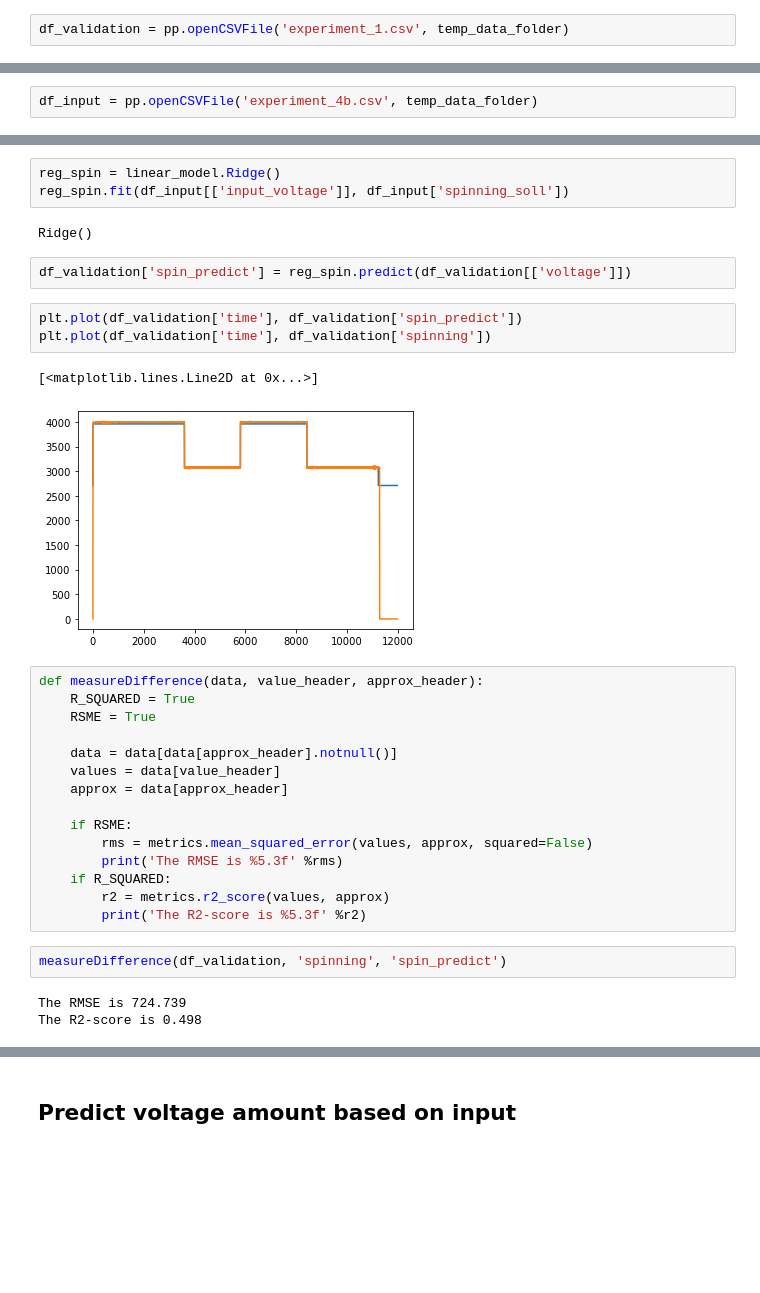
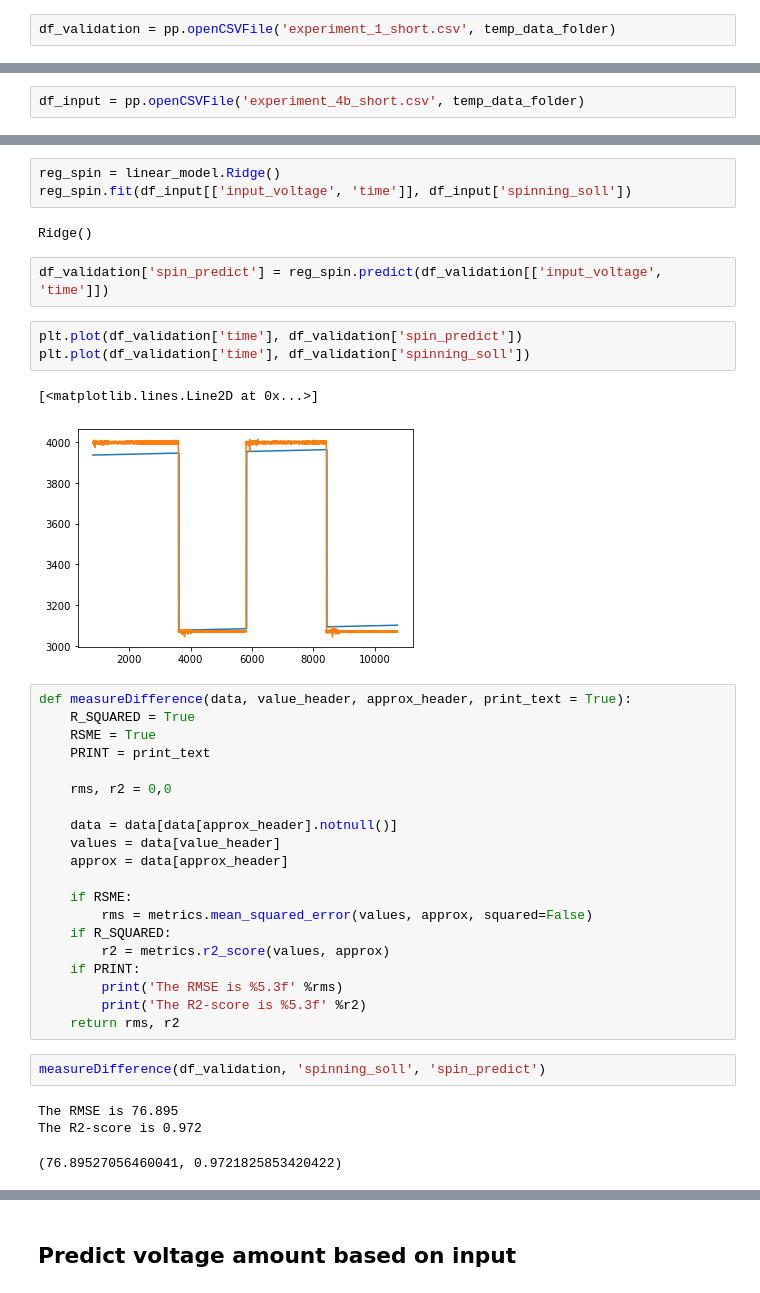
Before and after one commit to Energy-Theory-Guided-Data-Science/Gas-Turbine, a Jupyter notebook: Code/20_Learning_Input.ipynb, the cells around one changed output, grey strips where cells are left out. Drawn from its saved outputs; the diff is of its cells as text; blank space fills up the shorter version.

```diff
--- a/Code/20_Learning_Input.ipynb
+++ b/Code/20_Learning_Input.ipynb
@@ -12,4 +14,4 @@ temp_data_folder = '../Data/Temp_Data/'
 # %% [markdown]
 ## Import Data and small visualisation
 # %%
-df_validation = pp.openCSVFile('experiment_1.csv', temp_data_folder)
+df_validation = pp.openCSVFile('experiment_1_short.csv', temp_data_folder)
@@ -22,5 +40,5 @@ plt.show()
 # %%
-df_input = pp.openCSVFile('experiment_4b.csv', temp_data_folder)
+df_input = pp.openCSVFile('experiment_4b_short.csv', temp_data_folder)
 # %%
 plt.plot(df_input['time'], df_input['input_voltage'])
 plt.plot(df_input['time'], df_input['spinning_soll']/1000, 'orange')
@@ -33,21 +51,24 @@ plt.show()
 from sklearn import linear_model
 # %%
 reg_spin = linear_model.Ridge()
-reg_spin.fit(df_input[['input_voltage']], df_input['spinning_soll'])
+reg_spin.fit(df_input[['input_voltage', 'time']], df_input['spinning_soll'])
 # %% [output]
 Ridge()
 # %%
-df_validation['spin_predict'] = reg_spin.predict(df_validation[['voltage']])
+df_validation['spin_predict'] = reg_spin.predict(df_validation[['input_voltage', 'time']])
 # %%
 plt.plot(df_validation['time'], df_validation['spin_predict'])
-plt.plot(df_validation['time'], df_validation['spinning'])
+plt.plot(df_validation['time'], df_validation['spinning_soll'])
 # %% [output]
 [<matplotlib.lines.Line2D at 0x...>]
-[figure, old version]
+[figure, new version]
 # %%
-def measureDifference(data, value_header, approx_header):
+def measureDifference(data, value_header, approx_header, print_text = True):
     R_SQUARED = True
     RSME = True
+    PRINT = print_text
+
+    rms, r2 = 0,0
 
     data = data[data[approx_header].notnull()]
     values = data[value_header]
@@ -55,12 +76,15 @@ def measureDifference(data, value_header, approx_header):
 
     if RSME:
         rms = metrics.mean_squared_error(values, approx, squared=False)
-        print('The RMSE is %5.3f' %rms)
     if R_SQUARED:
         r2 = metrics.r2_score(values, approx)
+    if PRINT:
+        print('The RMSE is %5.3f' %rms)
         print('The R2-score is %5.3f' %r2)
+    return rms, r2
 # %%
-measureDifference(df_validation, 'spinning', 'spin_predict')
+measureDifference(df_validation, 'spinning_soll', 'spin_predict')
 # %% [output]
-The RMSE is 724.739
-The R2-score is 0.498
+The RMSE is 76.895
+The R2-score is 0.972
+(76.89527056460041, 0.9721825853420422)
```
Also changed, not shown: parts of 37 cells of this notebook, 4 other files.
